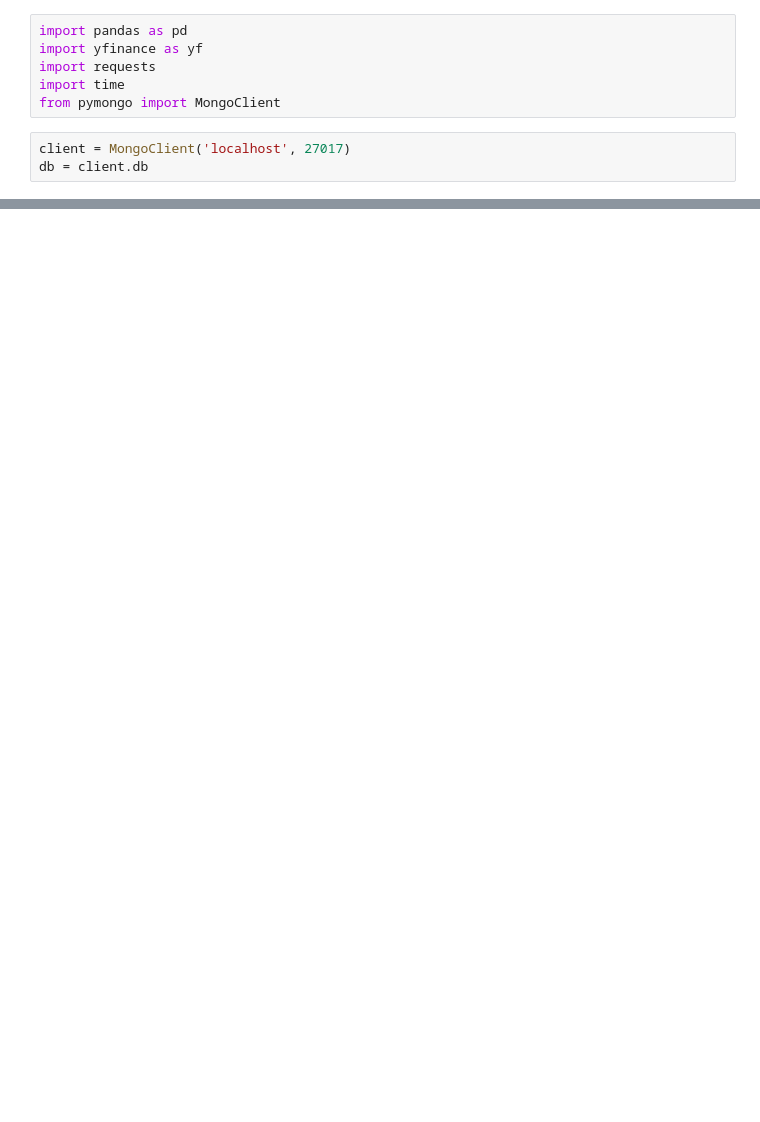
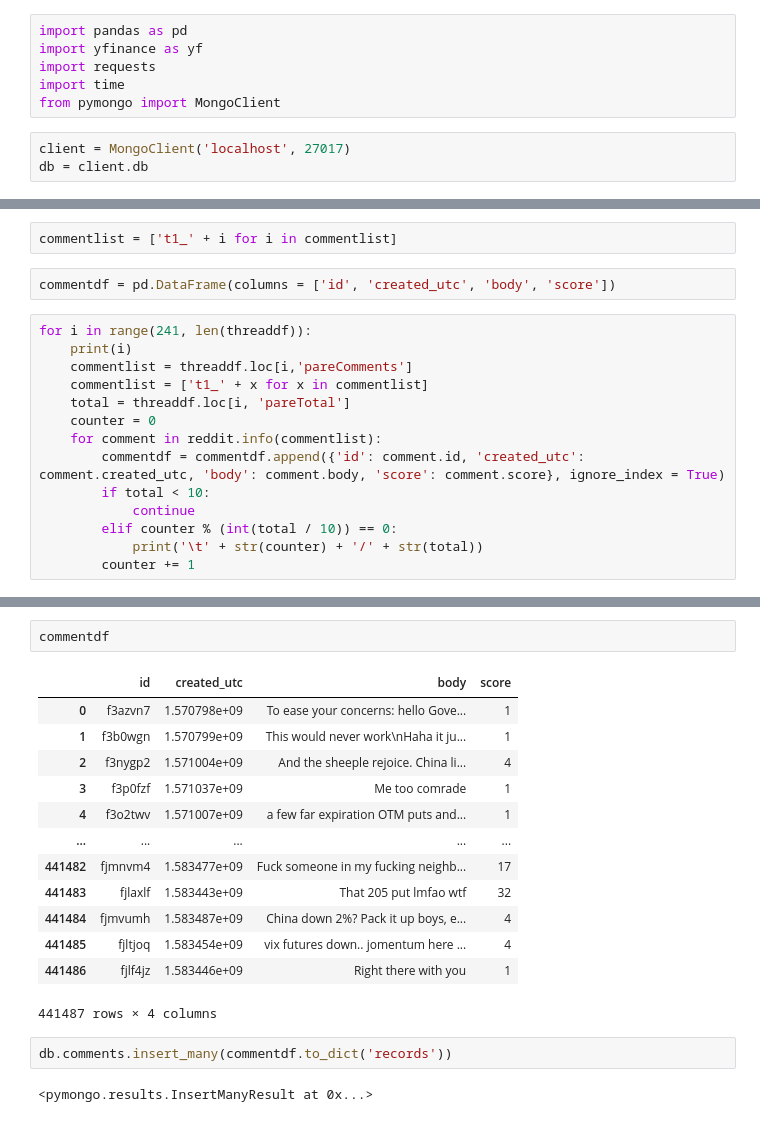
Before and after one commit to owenwjc/SentimentTrader, a Jupyter notebook: dataAgg.ipynb, the cells around one changed output, grey strips where cells are left out. Drawn from its saved outputs; the diff is of its cells as text; blank space fills up the shorter version.

```diff
--- a/dataAgg.ipynb
+++ b/dataAgg.ipynb
@@ -145,0 +172,18 @@ db.comments.insert_many(uploaddf.to_dict('records'))
+# %%
+commentlist = ['t1_' + i for i in commentlist]
+# %%
+commentdf = pd.DataFrame(columns = ['id', 'created_utc', 'body', 'score'])
+# %%
+for i in range(241, len(threaddf)):
+    print(i)
+    commentlist = threaddf.loc[i,'pareComments']
+    commentlist = ['t1_' + x for x in commentlist]
+    total = threaddf.loc[i, 'pareTotal']
+    counter = 0
+    for comment in reddit.info(commentlist):
+        commentdf = commentdf.append({'id': comment.id, 'created_utc': comment.created_utc, 'body': comment.body, 'score': comment.score}, ignore_index = True)
+        if total < 10:
+            continue
+        elif counter % (int(total / 10)) == 0:
+            print('\t' + str(counter) + '/' + str(total))
+        counter += 1
@@ -145,0 +209,20 @@ db.comments.insert_many(uploaddf.to_dict('records'))
+# %%
+commentdf
+# %% [output]
+|  | id | created_utc | body | score |
+| 0 | f3azvn7 | 1.570798e+09 | To ease your concerns: hello Gove... | 1 |
+| 1 | f3b0wgn | 1.570799e+09 | This would never work\nHaha it ju... | 1 |
+| 2 | f3nygp2 | 1.571004e+09 | And the sheeple rejoice. China li... | 4 |
+| 3 | f3p0fzf | 1.571037e+09 | Me too comrade | 1 |
+| 4 | f3o2twv | 1.571007e+09 | a few far expiration OTM puts and... | 1 |
+| ... | ... | ... | ... | ... |
+| 441482 | fjmnvm4 | 1.583477e+09 | Fuck someone in my fucking neighb... | 17 |
+| 441483 | fjlaxlf | 1.583443e+09 | That 205 put lmfao wtf | 32 |
+| 441484 | fjmvumh | 1.583487e+09 | China down 2%? Pack it up boys, e... | 4 |
+| 441485 | fjltjoq | 1.583454e+09 | vix futures down.. jomentum here ... | 4 |
+| 441486 | fjlf4jz | 1.583446e+09 | Right there with you | 1 |
+441487 rows × 4 columns
+# %%
+db.comments.insert_many(commentdf.to_dict('records'))
+# %% [output]
+<pymongo.results.InsertManyResult at 0x...>
```
Also changed, not shown: parts of 39 cells of this notebook.
